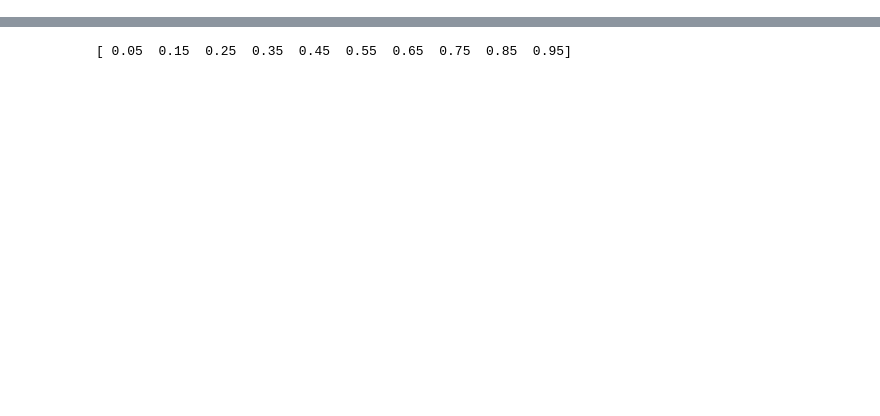
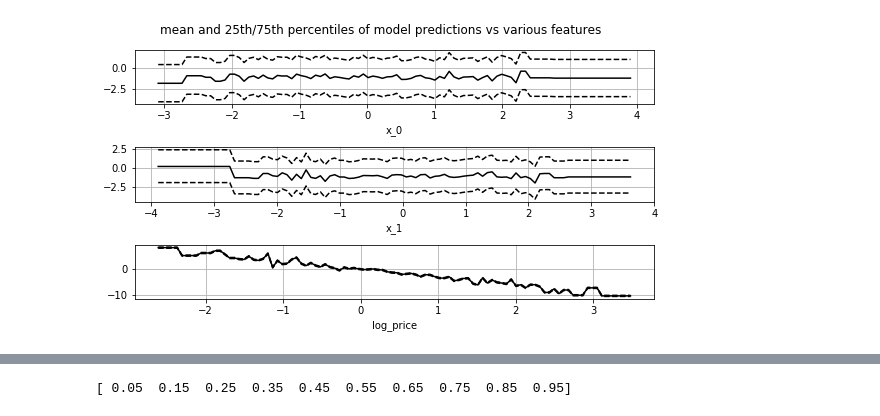
Before and after one commit to j-mark-hou/npiv, a Jupyter notebook: example/try_lgbiv.ipynb, the cells around one changed output, grey strips where cells are left out. Saved outputs shown, nothing was run; the diff lists cells and outputs as text; code cells hidden in the pictures; blank space fills up the shorter version.

```diff
--- a/example/try_lgbiv.ipynb
+++ b/example/try_lgbiv.ipynb
@@ -102,0 +322,11 @@ def plot_performance_and_implied_margin_effects_vs_iteration(model, df_test, met
+# %%
+# plot some partial dependency plots = avgs/quantiles of output of estimated
+#  stage2-model as we exogenously vary each of the features.
+# in the true model, these would all be monotonic straight lines,
+#  but they're clearly quite non-monotone and jagged here.
+# as a result, the implied marginal effects will tend to be quite noisy
+#  as the effects of each of these variables on the model is much more
+#  jagged relative to the truth
+model.partial_dependency_plots(df_test)
+# %% [output]
+[figure, added]
```
Also changed, not shown: parts of 67 cells of this notebook.
